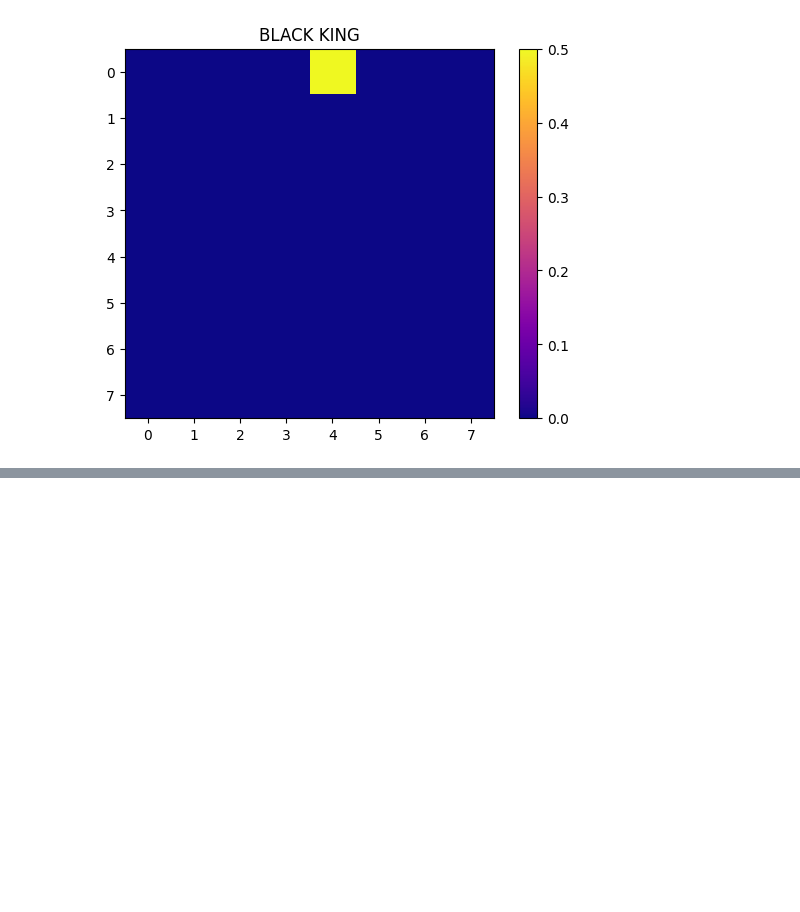
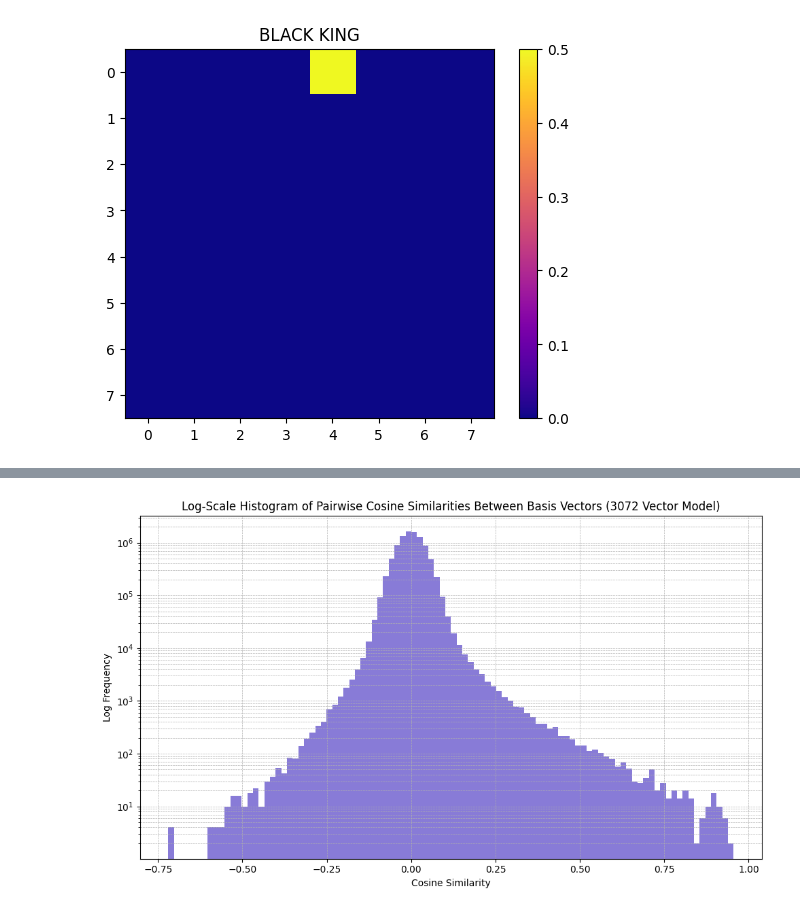
Before and after one commit to zachmccrth/SparseMate, a Jupyter notebook: test.ipynb, the cells around one changed output, grey strips where cells are left out. Saved outputs shown, nothing was run; the diff lists cells and outputs as text; code cells hidden in the pictures; blank space fills up the shorter version.

```diff
--- a/test.ipynb
+++ b/test.ipynb
@@ -128,0 +312,29 @@ for j in range(1,7):
+# %%
+import torch
+import matplotlib.pyplot as plt
+import numpy as np
+
+# Ensure normalization (precautionary)
+basis = model.basis_set.detach().cpu()
+basis = basis / basis.norm(dim=1, keepdim=True)
+
+# Cosine similarity matrix via dot product
+cosine_sim_matrix = torch.matmul(basis, basis.T)
+
+# Mask out self-similarities
+num_vectors = cosine_sim_matrix.shape[0]
+mask = ~torch.eye(num_vectors, dtype=bool)
+cosine_sims = cosine_sim_matrix[mask].numpy()
+
+# Plot histogram with log-scale y-axis
+plt.figure(figsize=(10, 6))
+plt.hist(cosine_sims, bins=100, color='slateblue', alpha=0.8)
+plt.yscale('log')
+plt.title("Log-Scale Histogram of Pairwise Cosine Similarities Between Basis Vectors (3072 Vector Model)")
+plt.xlabel("Cosine Similarity")
+plt.ylabel("Log Frequency")
+plt.grid(True, which='both', linestyle='--', linewidth=0.5)
+plt.tight_layout()
+plt.show()
+# %% [output]
+[figure, added]
```
Also changed, not shown: parts of 7 cells of this notebook, 5 other files.
